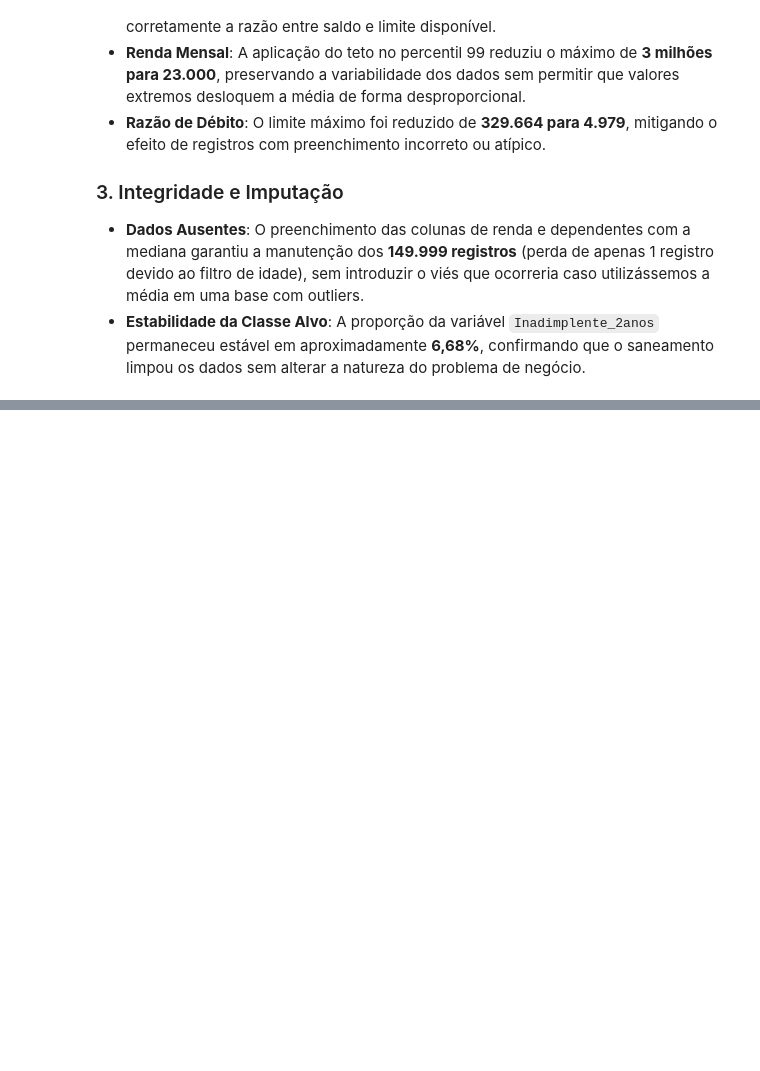
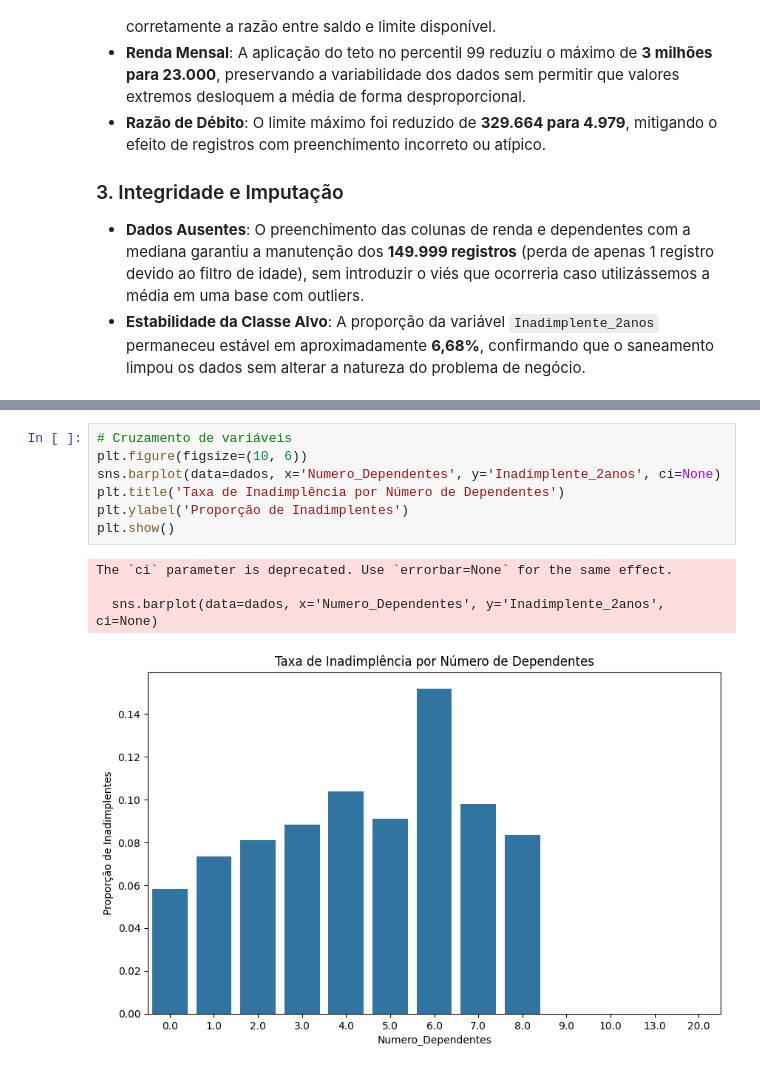
Before and after one commit to nayarasudariodiniz/credit-scoring-logistic-regression, a Jupyter notebook: GiveMeSomeCredit.ipynb, the cells around one changed output, grey strips where cells are left out. Cells and saved outputs as stored; diff of their text form; blank space fills up the shorter version.

```diff
--- a/GiveMeSomeCredit.ipynb
+++ b/GiveMeSomeCredit.ipynb
@@ -349,0 +624,12 @@ As variáveis financeiras agora apresentam amplitudes condizentes com a realidad
+# %%
+# Cruzamento de variáveis
+plt.figure(figsize=(10, 6))
+sns.barplot(data=dados, x='Numero_Dependentes', y='Inadimplente_2anos', ci=None)
+plt.title('Taxa de Inadimplência por Número de Dependentes')
+plt.ylabel('Proporção de Inadimplentes')
+plt.show()
+# %% [output]
+The `ci` parameter is deprecated. Use `errorbar=None` for the same effect.
+
+  sns.barplot(data=dados, x='Numero_Dependentes', y='Inadimplente_2anos', ci=None)
+[figure, added]
```
Also changed, not shown: parts of 30 cells of this notebook.
